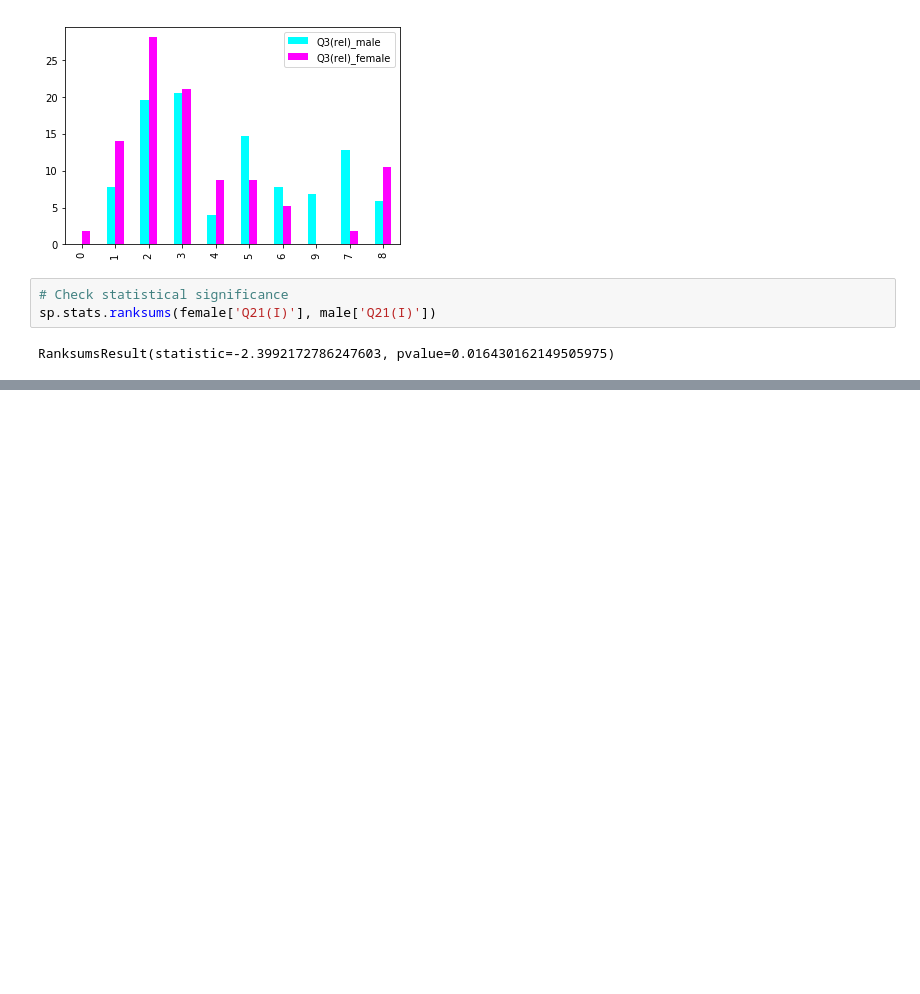
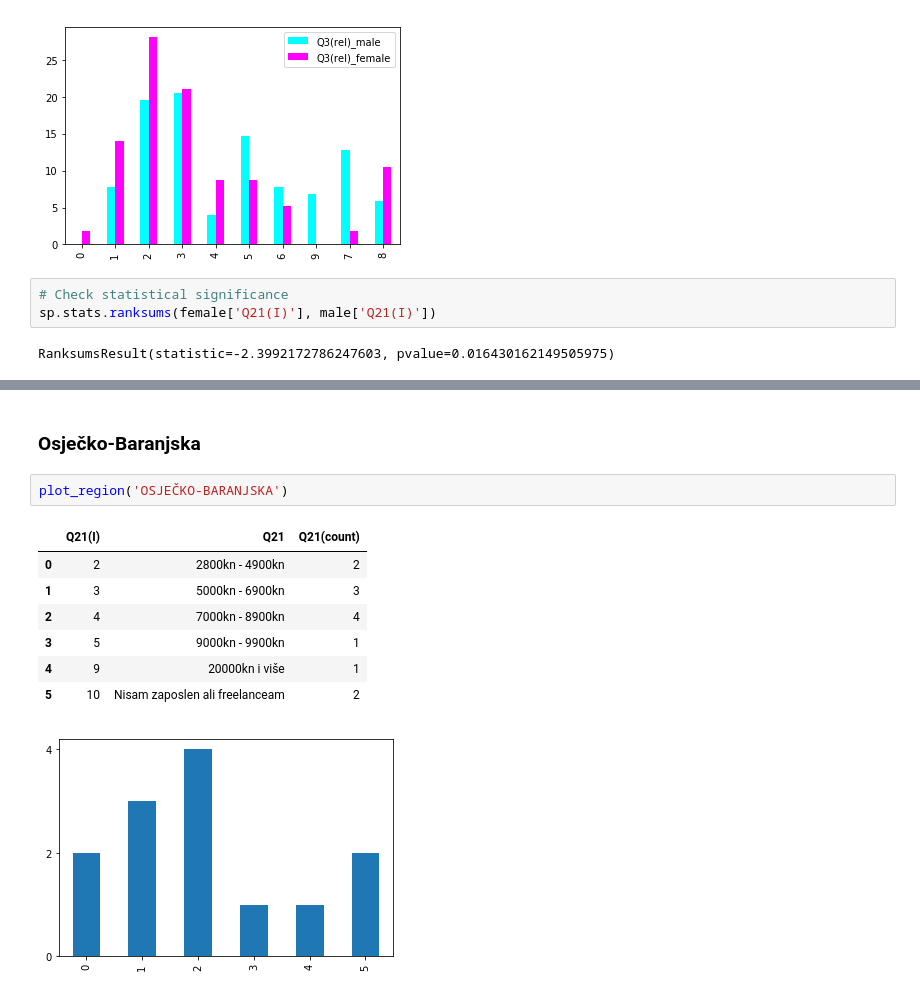
Before and after one commit to mariopavlovic/ixda-croatia-survey-analysis, a Jupyter notebook: ixda survey 2018.ipynb, the cells around one changed output, grey strips where cells are left out. Cells and saved outputs as stored; diff of their text form; blank space fills up the shorter version.

```diff
--- a/ixda survey 2018.ipynb
+++ b/ixda survey 2018.ipynb
@@ -151,0 +190,13 @@ RanksumsResult(statistic=-2.3992172786247603, pvalue=0.016430162149505975)
+# %% [markdown]
+### Osječko-Baranjska
+# %%
+plot_region('OSJEČKO-BARANJSKA')
+# %% [output]
+|  | Q21(I) | Q21 | Q21(count) |
+| 0 | 2 | 2800kn - 4900kn | 2 |
+| 1 | 3 | 5000kn - 6900kn | 3 |
+| 2 | 4 | 7000kn - 8900kn | 4 |
+| 3 | 5 | 9000kn - 9900kn | 1 |
+| 4 | 9 | 20000kn i više | 1 |
+| 5 | 10 | Nisam zaposlen ali freelanceam | 2 |
+[figure, added]
```
Also changed, not shown: parts of 11 cells of this notebook.
